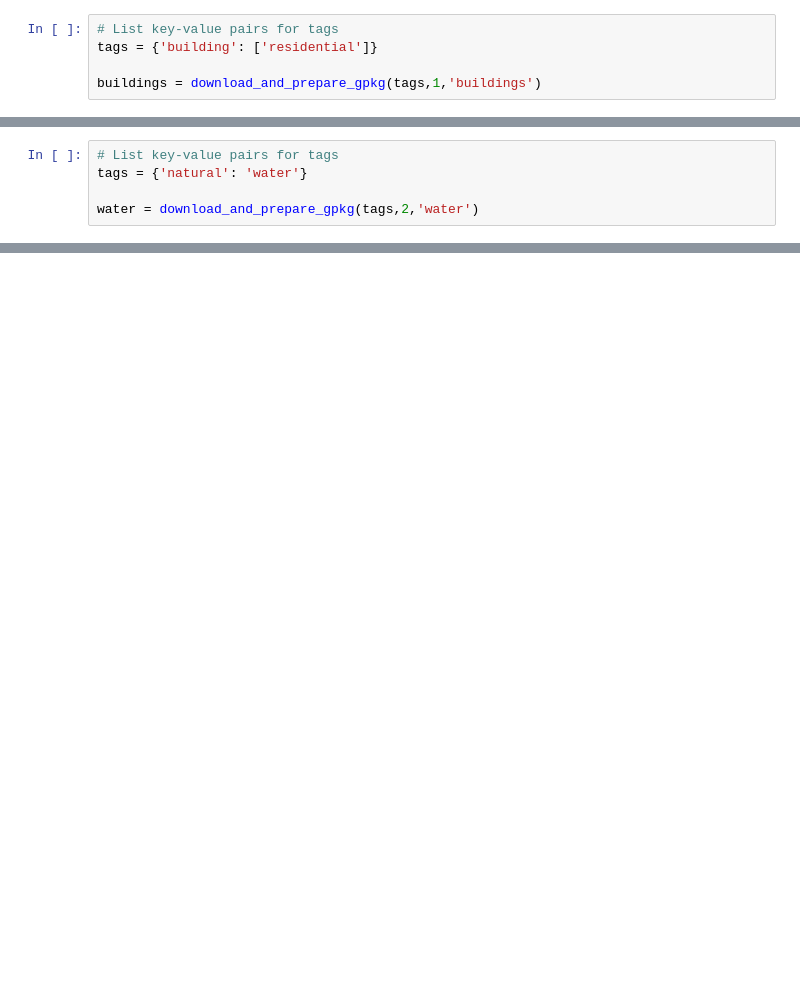
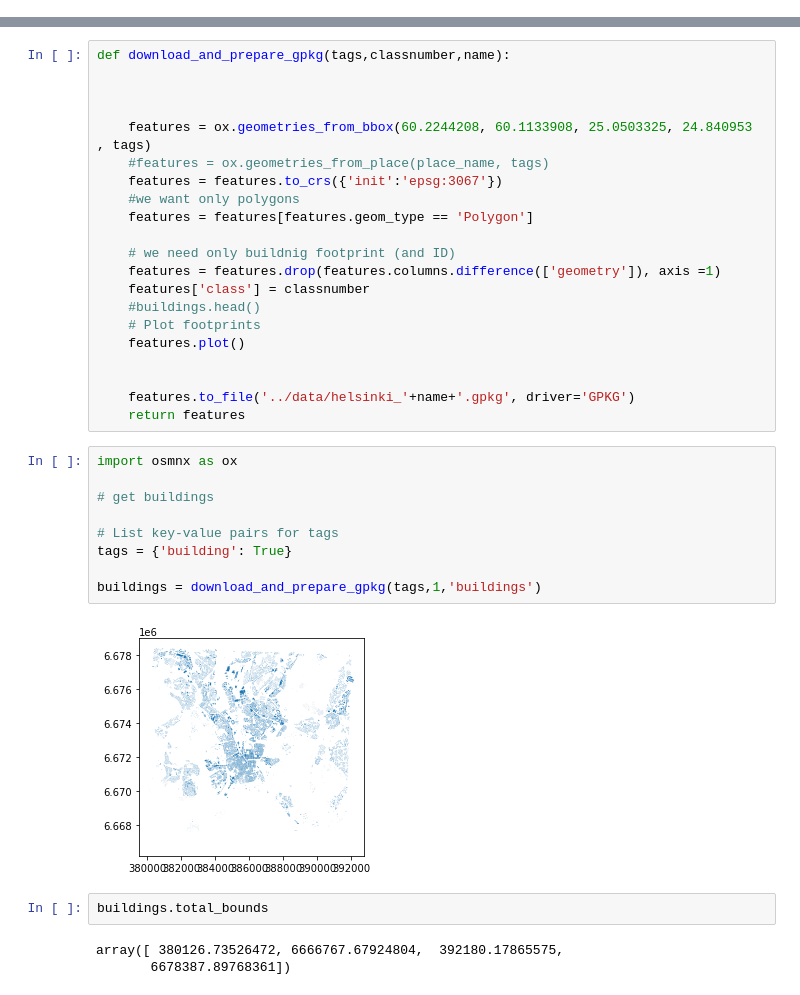
Before and after one commit to csc-training/GeoML, a Jupyter notebook: notebooks/03_raster_data_preparation.ipynb, the cells around one changed output, grey strips where cells are left out. Drawn from its saved outputs; the diff is of its cells as text; blank space fills up the shorter version.

Commit message:
only updated (but not done) notebooks left

```diff
--- a/notebooks/03_raster_data_preparation.ipynb
+++ b/notebooks/03_raster_data_preparation.ipynb
@@ -51,5 +0,0 @@ def download_and_prepare_gpkg(tags,classnumber,name):
-# %%
-# List key-value pairs for tags
-tags = {'building': ['residential']}
-
-buildings = download_and_prepare_gpkg(tags,1,'buildings')
@@ -58,5 +0,0 @@ buildings = download_and_prepare_gpkg(tags,1,'buildings')
-# %%
-# List key-value pairs for tags
-tags = {'natural': 'water'}
-
-water = download_and_prepare_gpkg(tags,2,'water')
@@ -173,0 +46,37 @@ same with Sentinel-2 image?
+# %%
+def download_and_prepare_gpkg(tags,classnumber,name):
+
+
+
+    features = ox.geometries_from_bbox(60.2244208, 60.1133908, 25.0503325, 24.840953 , tags)
+    #features = ox.geometries_from_place(place_name, tags)
+    features = features.to_crs({'init':'epsg:3067'})
+    #we want only polygons
+    features = features[features.geom_type == 'Polygon']
+
+    # we need only buildnig footprint (and ID)
+    features = features.drop(features.columns.difference(['geometry']), axis =1)
+    features['class'] = classnumber
+    #buildings.head()
+    # Plot footprints
+    features.plot()
+
+
+    features.to_file('../data/helsinki_'+name+'.gpkg', driver='GPKG')
+    return features
+# %%
+import osmnx as ox
+
+# get buildings
+
+# List key-value pairs for tags
+tags = {'building': True}
+
+buildings = download_and_prepare_gpkg(tags,1,'buildings')
+# %% [output]
+[figure, added]
+# %%
+buildings.total_bounds
+# %% [output]
+array([ 380126.73526472, 6666767.67924804,  392180.17865575,
+       6678387.89768361])
```
Also changed, not shown: parts of 34 cells of this notebook, 8 other files.
